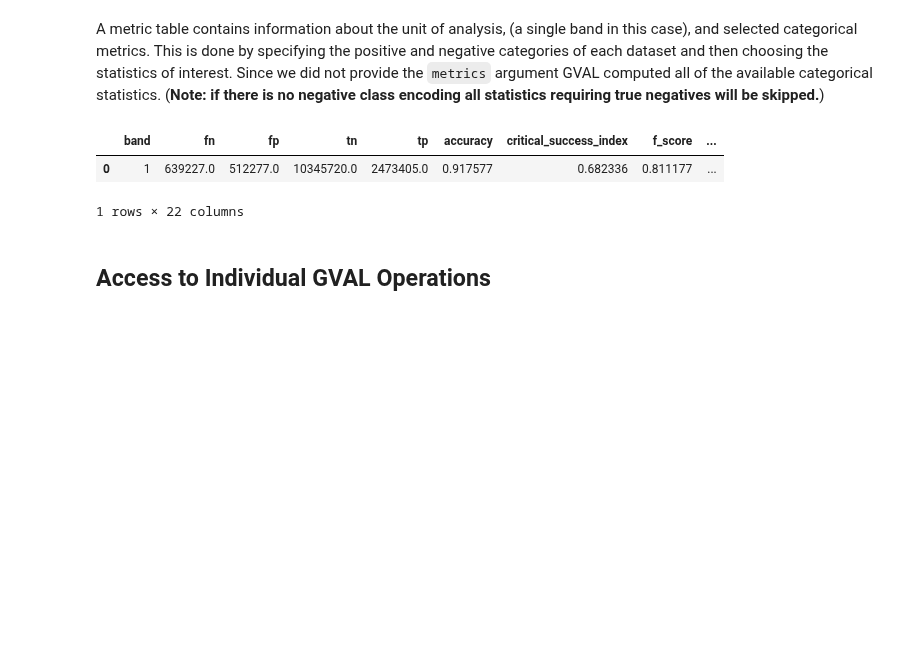
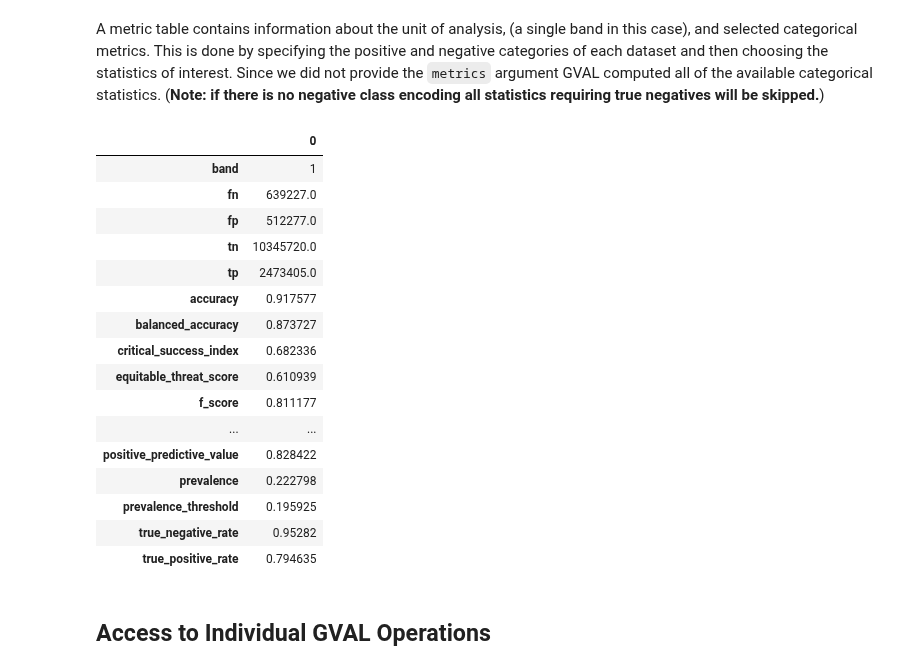
Before and after one commit to NOAA-OWP/gval, a Jupyter notebook: docs/sphinx/SphinxTutorial.ipynb, the cells around one changed output. Saved outputs shown, nothing was run; the diff lists cells and outputs as text; code cells hidden in the pictures; blank space fills up the shorter version.

```diff
--- a/docs/sphinx/SphinxTutorial.ipynb
+++ b/docs/sphinx/SphinxTutorial.ipynb
@@ -10,16 +10,22 @@ import gval
 # %% [markdown]
 It is preferred to use masking and scaling by default.  If your original data does not have nodata or does not have nodata assigned, please assign using: `rio.set_nodata(<your_nodata_value>)`
 # %%
-candidate = rxr.open_rasterio('candidate_map_two_class_categorical.tif', mask_and_scale=True)
-benchmark = rxr.open_rasterio('benchmark_map_two_class_categorical.tif', mask_and_scale=True)
+candidate = rxr.open_rasterio(
+    'candidate_map_two_class_categorical.tif', mask_and_scale=True
+)
+benchmark = rxr.open_rasterio(
+    'benchmark_map_two_class_categorical.tif', mask_and_scale=True
+)
 # %% [markdown]
 ## Run GVAL Categorical Compare
 # %% [markdown]
 An example of running the entire process with one command using minimal arguments is deomnstrated below.
 # %%
-agreement_map, crosstab_table, metric_table = candidate.gval.categorical_compare(benchmark,
-                                                                                 positive_categories=[2],
-                                                                                 negative_categories=[0, 1])
+agreement_map, crosstab_table, metric_table = candidate.gval.categorical_compare(
+    benchmark,
+    positive_categories=[2],
+    negative_categories=[0, 1]
+)
 # %% [markdown]
 ## Output
 # %% [markdown]
@@ -72,11 +78,25 @@ crosstab_table
 # %% [markdown]
 A metric table contains information about the unit of analysis, (a single band in this case), and selected categorical metrics.  This is done by specifying the positive and negative categories of each dataset and then choosing the statistics of interest.  Since we did not provide the `metrics` argument GVAL computed all of the available categorical statistics.  (<b>Note: if there is no negative class encoding all statistics requiring true negatives will be skipped.</b>)
 # %%
-metric_table
+metric_table.transpose()
 # %% [output]
-|  | band | fn | fp | tn | tp | accuracy | critical_success_index | f_score | ... |
-| 0 | 1 | 639227.0 | 512277.0 | 10345720.0 | 2473405.0 | 0.917577 | 0.682336 | 0.811177 | ... |
+|  | 0 |
+| band | 1 |
+| fn | 639227.0 |
+| fp | 512277.0 |
+| tn | 10345720.0 |
+| tp | 2473405.0 |
+| accuracy | 0.917577 |
+| balanced_accuracy | 0.873727 |
+| critical_success_index | 0.682336 |
+| equitable_threat_score | 0.610939 |
+| f_score | 0.811177 |
+| ... | ... |
+| positive_predictive_value | 0.828422 |
+| prevalence | 0.222798 |
+| prevalence_threshold | 0.195925 |
+| true_negative_rate | 0.95282 |
+| true_positive_rate | 0.794635 |
-1 rows × 22 columns
 # %% [markdown]
 ## Access to Individual GVAL Operations
 # %% [markdown]
```
Also changed, not shown: parts of 9 cells of this notebook, 4 other files.
